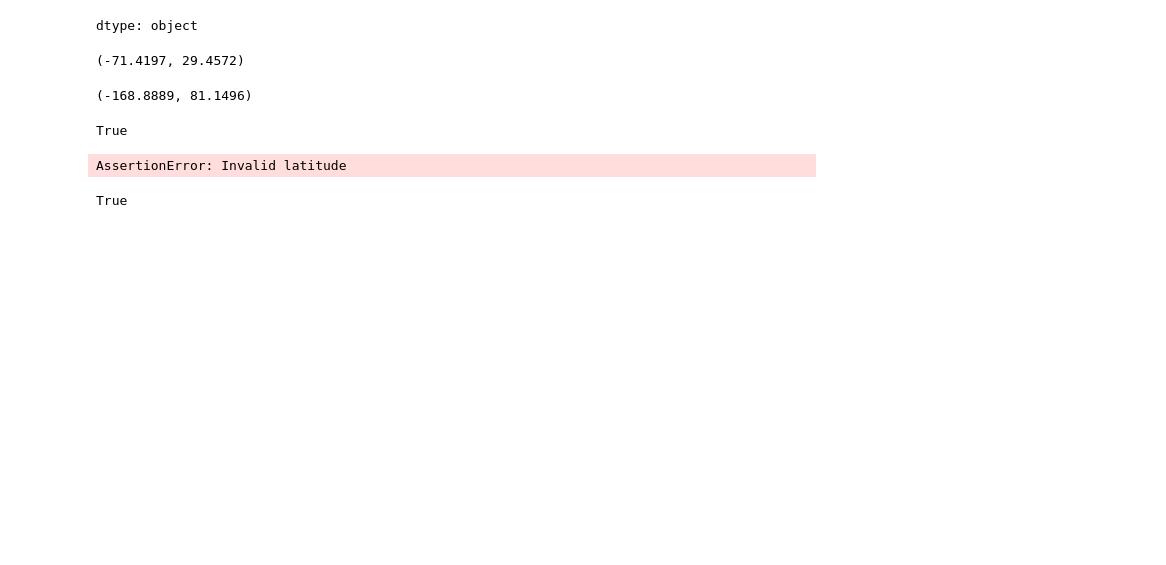
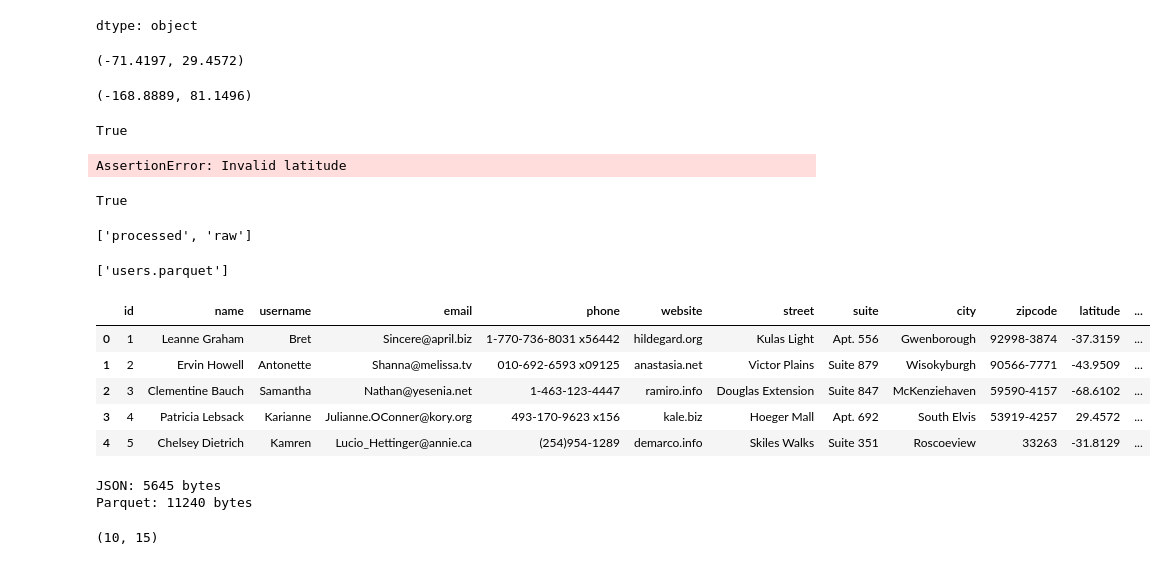
Before and after one commit to Tejas-Acharya-C/api-data-engineering-pipeline, a Jupyter notebook: api_data_pipeline.ipynb, the cells around one changed output. Cells and saved outputs as stored; diff of their text form; code cells hidden in the pictures; blank space fills up the shorter version.

```diff
--- a/api_data_pipeline.ipynb
+++ b/api_data_pipeline.ipynb
@@ -396,0 +399,4 @@ True
+# %%
+os.listdir("data")
+# %% [output]
+['processed', 'raw']
@@ -396,0 +408,32 @@ True
+# %%
+os.listdir("data/processed")
+# %% [output]
+['users.parquet']
+# %%
+processed_df = pd.read_parquet(
+    "data/processed/users.parquet"
+)
+# %%
+processed_df.head()
+# %% [output]
+|  | id | name | username | email | phone | website | street | suite | city | zipcode | latitude | ... |
+| 0 | 1 | Leanne Graham | Bret | Sincere@april.biz | 1-770-736-8031 x56442 | hildegard.org | Kulas Light | Apt. 556 | Gwenborough | 92998-3874 | -37.3159 | ... |
+| 1 | 2 | Ervin Howell | Antonette | Shanna@melissa.tv | 010-692-6593 x09125 | anastasia.net | Victor Plains | Suite 879 | Wisokyburgh | 90566-7771 | -43.9509 | ... |
+| 2 | 3 | Clementine Bauch | Samantha | Nathan@yesenia.net | 1-463-123-4447 | ramiro.info | Douglas Extension | Suite 847 | McKenziehaven | 59590-4157 | -68.6102 | ... |
+| 3 | 4 | Patricia Lebsack | Karianne | Julianne.OConner@kory.org | 493-170-9623 x156 | kale.biz | Hoeger Mall | Apt. 692 | South Elvis | 53919-4257 | 29.4572 | ... |
+| 4 | 5 | Chelsey Dietrich | Kamren | Lucio_Hettinger@annie.ca | (254)954-1289 | demarco.info | Skiles Walks | Suite 351 | Roscoeview | 33263 | -31.8129 | ... |
+# %%
+import os
+
+json_size = os.path.getsize("data/raw/users.json")
+parquet_size = os.path.getsize("data/processed/users.parquet")
+
+print("JSON:", json_size, "bytes")
+print("Parquet:", parquet_size, "bytes")
+# %% [output]
+JSON: 5645 bytes
+Parquet: 11240 bytes
+# %%
+processed_df.shape
+# %% [output]
+(10, 15)
```
Also changed, not shown: parts of 23 cells of this notebook.
